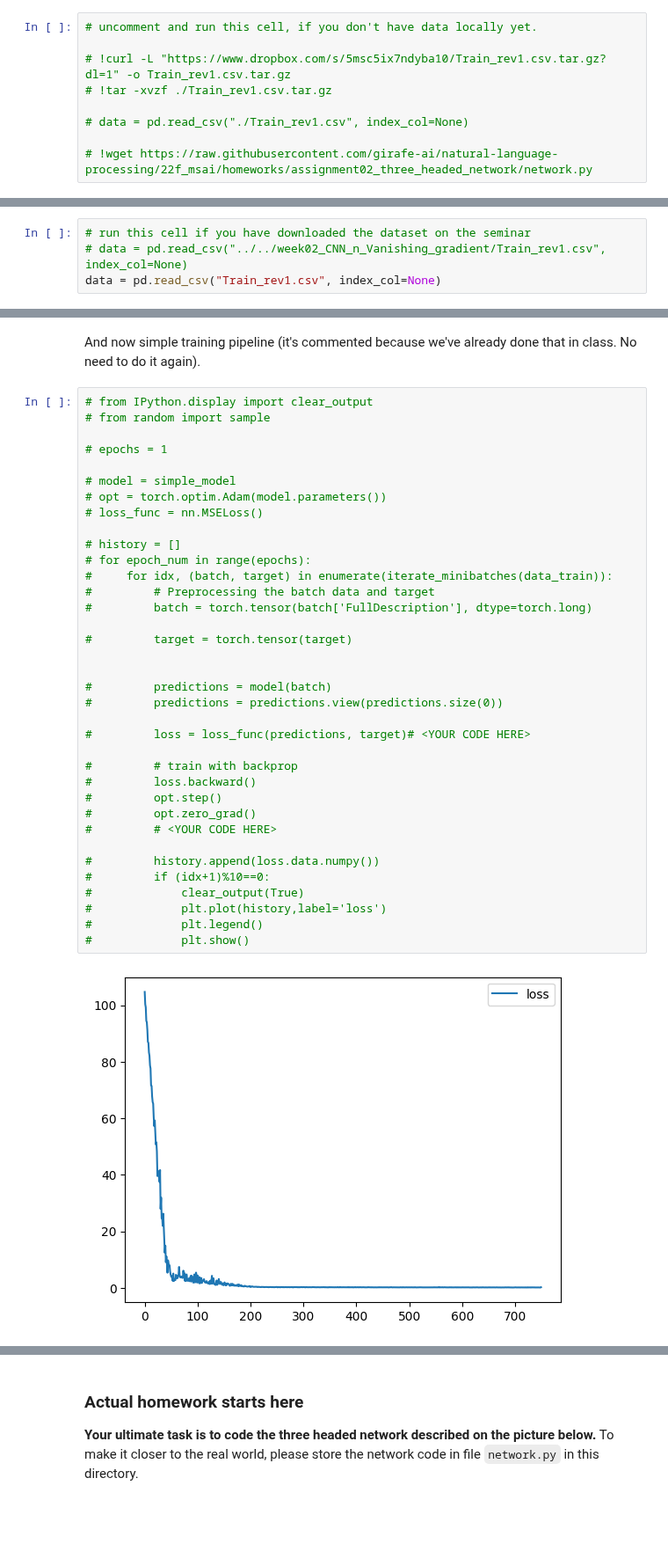
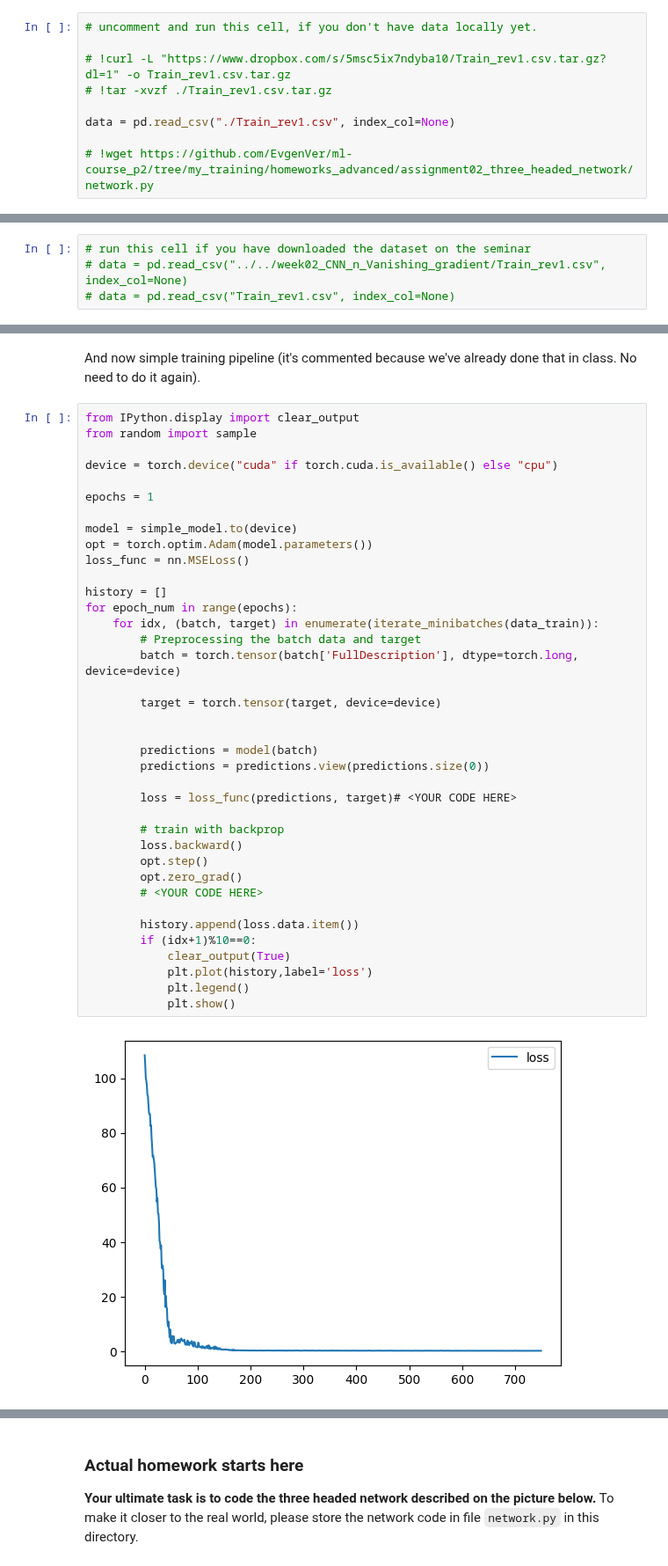
Before and after one commit to EvgenVer/ml-course_p2, a Jupyter notebook: homeworks_advanced/assignment02_three_headed_network/assignment02_three_headed_network.ipynb, the cells around one changed output, grey strips where cells are left out. Shown at 88% size. Cells and saved outputs as stored; diff of their text form; blank space fills up the shorter version.

```diff
--- a/homeworks_advanced/assignment02_three_headed_network/assignment02_three_headed_network.ipynb
+++ b/homeworks_advanced/assignment02_three_headed_network/assignment02_three_headed_network.ipynb
@@ -21,6 +21,6 @@ If you have already downloaded the data on the Seminar, simply run through the n
 # !curl -L "https://www.dropbox.com/s/5msc5ix7ndyba10/Train_rev1.csv.tar.gz?dl=1" -o Train_rev1.csv.tar.gz
 # !tar -xvzf ./Train_rev1.csv.tar.gz
 
-# data = pd.read_csv("./Train_rev1.csv", index_col=None)
+data = pd.read_csv("./Train_rev1.csv", index_col=None)
 
-# !wget https://raw.githubusercontent.com/girafe-ai/natural-language-processing/22f_msai/homeworks/assignment02_three_headed_network/network.py
+# !wget https://github.com/EvgenVer/ml-course_p2/tree/my_training/homeworks_advanced/assignment02_three_headed_network/network.py
@@ -34,7 +27,7 @@ Train_rev1.csv
 # %%
 # run this cell if you have downloaded the dataset on the seminar
 # data = pd.read_csv("../../week02_CNN_n_Vanishing_gradient/Train_rev1.csv", index_col=None)
-data = pd.read_csv("Train_rev1.csv", index_col=None)
+# data = pd.read_csv("Train_rev1.csv", index_col=None)
 # %%
 data.head()
 # %% [output]
@@ -328,40 +309,42 @@ batch['FullDescription'].shape
 # %% [markdown]
 And now simple training pipeline (it's commented because we've already done that in class. No need to do it again).
 # %%
-# from IPython.display import clear_output
-# from random import sample
+from IPython.display import clear_output
+from random import sample
 
-# epochs = 1
+device = torch.device("cuda" if torch.cuda.is_available() else "cpu")
 
-# model = simple_model
-# opt = torch.optim.Adam(model.parameters())
-# loss_func = nn.MSELoss()
+epochs = 1
 
-# history = []
-# for epoch_num in range(epochs):
-#     for idx, (batch, target) in enumerate(iterate_minibatches(data_train)):
-#         # Preprocessing the batch data and target
-#         batch = torch.tensor(batch['FullDescription'], dtype=torch.long)
+model = simple_model.to(device)
+opt = torch.optim.Adam(model.parameters())
+loss_func = nn.MSELoss()
 
-#         target = torch.tensor(target)
+history = []
+for epoch_num in range(epochs):
+    for idx, (batch, target) in enumerate(iterate_minibatches(data_train)):
+        # Preprocessing the batch data and target
+        batch = torch.tensor(batch['FullDescription'], dtype=torch.long, device=device)
+
+        target = torch.tensor(target, device=device)
 
 
-#         predictions = model(batch)
-#         predictions = predictions.view(predictions.size(0))
+        predictions = model(batch)
+        predictions = predictions.view(predictions.size(0))
 
-#         loss = loss_func(predictions, target)# <YOUR CODE HERE>
+        loss = loss_func(predictions, target)# <YOUR CODE HERE>
 
-#         # train with backprop
-#         loss.backward()
-#         opt.step()
-#         opt.zero_grad()
-#         # <YOUR CODE HERE>
+        # train with backprop
+        loss.backward()
+        opt.step()
+        opt.zero_grad()
+        # <YOUR CODE HERE>
 
-#         history.append(loss.data.numpy())
-#         if (idx+1)%10==0:
-#             clear_output(True)
-#             plt.plot(history,label='loss')
-#             plt.legend()
-#             plt.show()
+        history.append(loss.data.item())
+        if (idx+1)%10==0:
+            clear_output(True)
+            plt.plot(history,label='loss')
+            plt.legend()
+            plt.show()
 # %% [output]
-[figure, old version]
+[figure, new version]
```
Also changed, not shown: parts of 15 cells of this notebook.
